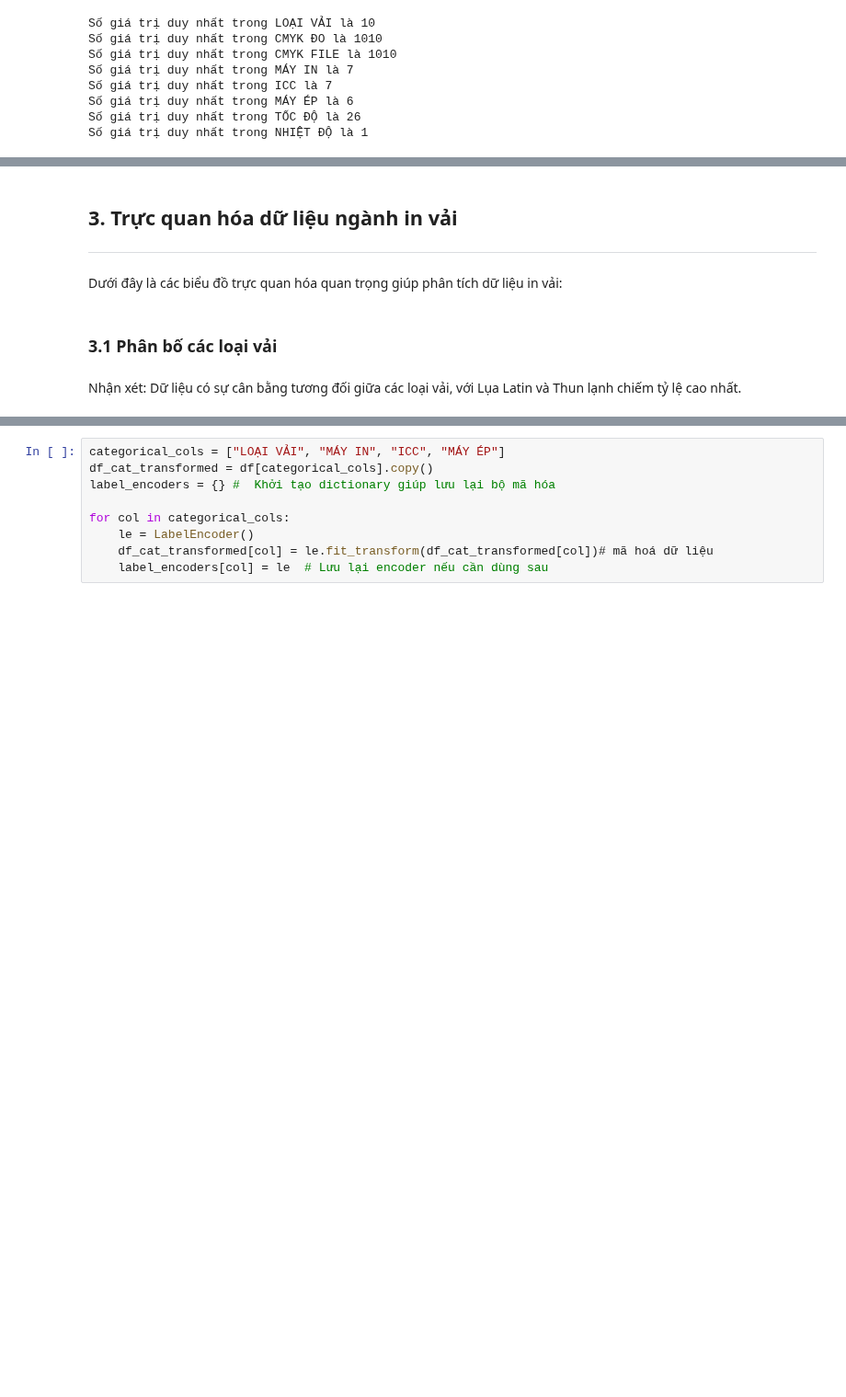
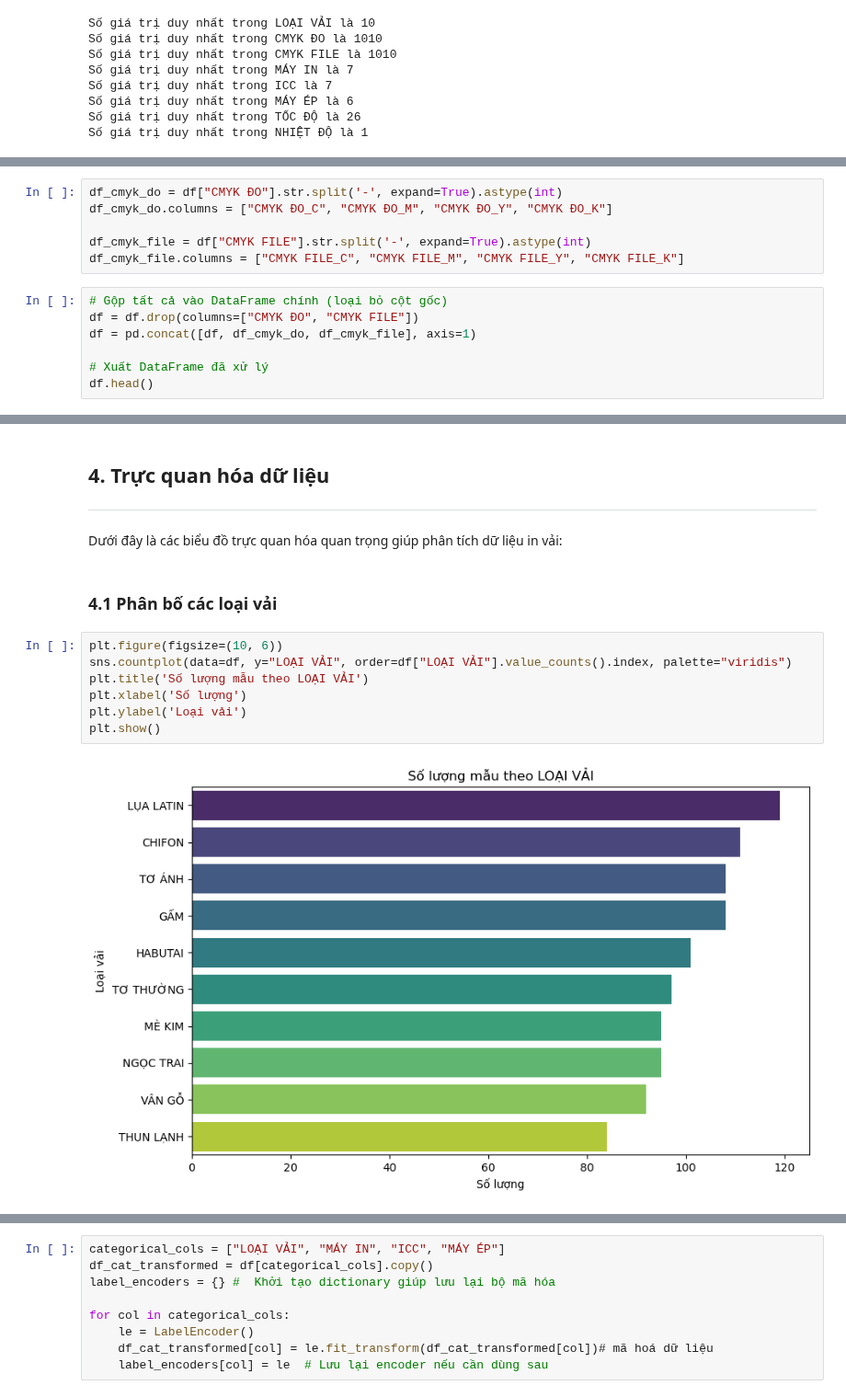
Before and after one commit to healergeeks/FabricML, a Jupyter notebook: FabricML.ipynb, the cells around one changed output, grey strips where cells are left out. Shown at 92% size. Cells and saved outputs as stored; diff of their text form; blank space fills up the shorter version.

```diff
--- a/FabricML.ipynb
+++ b/FabricML.ipynb
@@ -169,0 +190,13 @@ Số giá trị duy nhất trong NHIỆT ĐỘ là 1
+# %%
+df_cmyk_do = df["CMYK ĐO"].str.split('-', expand=True).astype(int)
+df_cmyk_do.columns = ["CMYK ĐO_C", "CMYK ĐO_M", "CMYK ĐO_Y", "CMYK ĐO_K"]
+
+df_cmyk_file = df["CMYK FILE"].str.split('-', expand=True).astype(int)
+df_cmyk_file.columns = ["CMYK FILE_C", "CMYK FILE_M", "CMYK FILE_Y", "CMYK FILE_K"]
+# %%
+# Gộp tất cả vào DataFrame chính (loại bỏ cột gốc)
+df = df.drop(columns=["CMYK ĐO", "CMYK FILE"])
+df = pd.concat([df, df_cmyk_do, df_cmyk_file], axis=1)
+
+# Xuất DataFrame đã xử lý
+df.head()
@@ -170,8 +210,15 @@ Số giá trị duy nhất trong NHIỆT ĐỘ là 1
 # %% [markdown]
-## 3. Trực quan hóa dữ liệu ngành in vải
+## 4. Trực quan hóa dữ liệu
 ---
 Dưới đây là các biểu đồ trực quan hóa quan trọng giúp phân tích dữ liệu in vải:
 # %% [markdown]
-### 3.1 Phân bố các loại vải
+### 4.1 Phân bố các loại vải
-# %% [markdown]
-Nhận xét: Dữ liệu có sự cân bằng tương đối giữa các loại vải, với Lụa Latin và Thun lạnh chiếm tỷ lệ cao nhất.
+# %%
+plt.figure(figsize=(10, 6))
+sns.countplot(data=df, y="LOẠI VẢI", order=df["LOẠI VẢI"].value_counts().index, palette="viridis")
+plt.title('Số lượng mẫu theo LOẠI VẢI')
+plt.xlabel('Số lượng')
+plt.ylabel('Loại vải')
+plt.show()
+# %% [output]
+[figure, added]
```
Also changed, not shown: parts of 60 cells of this notebook.
